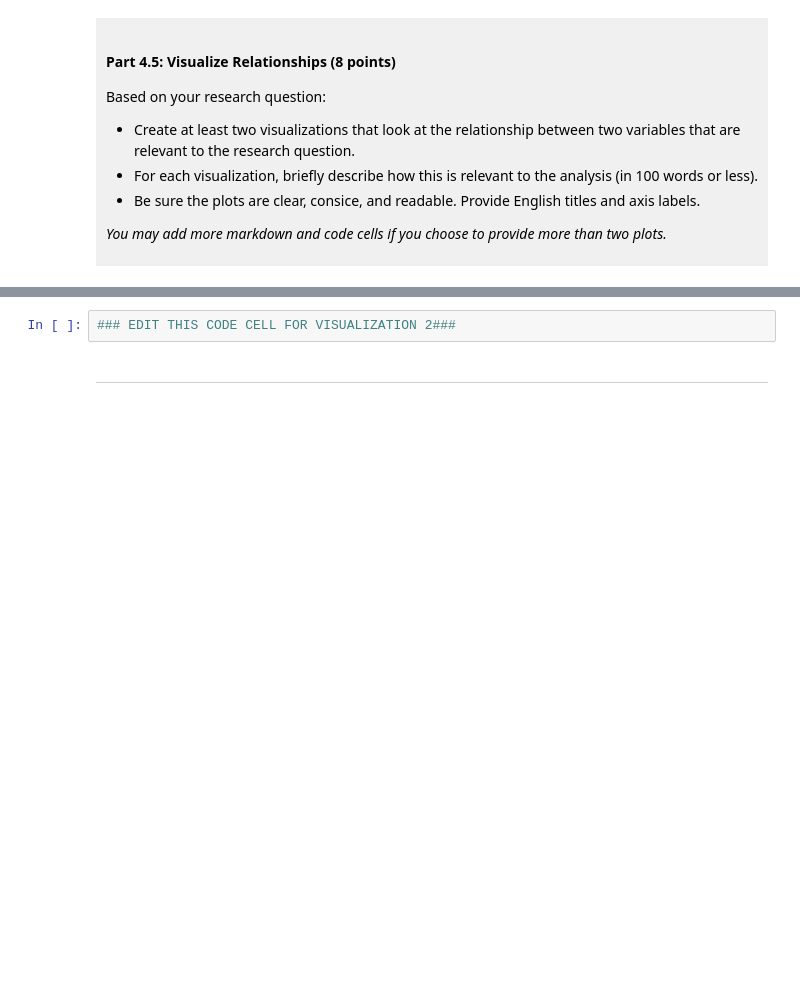
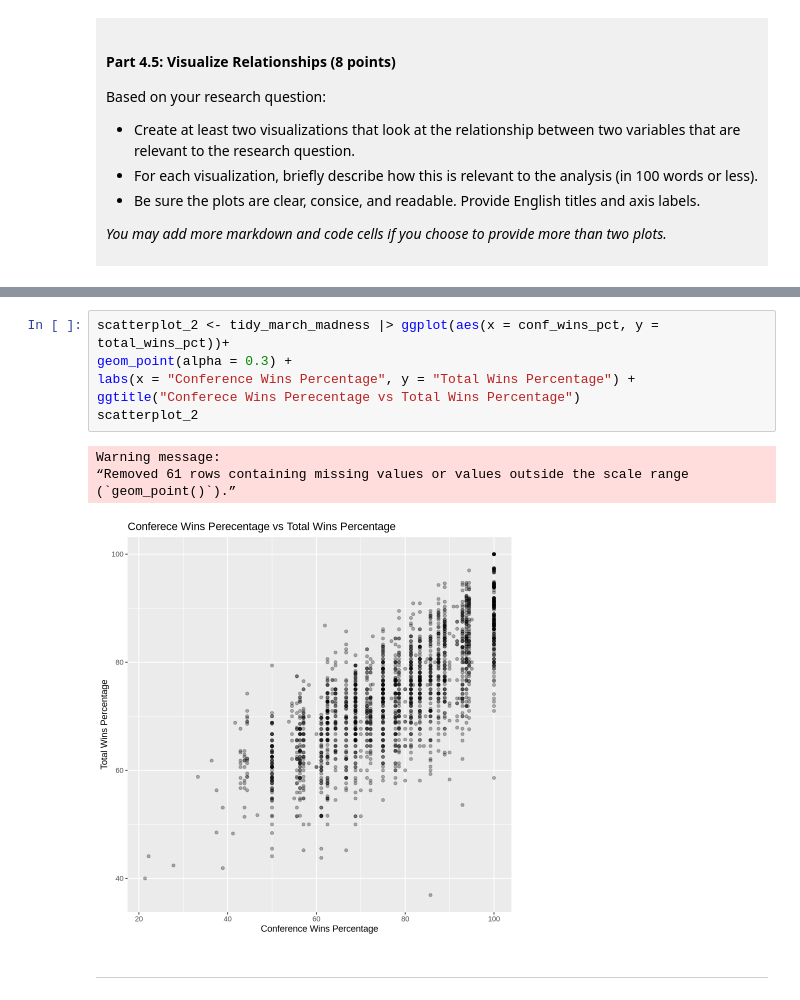
Before and after one commit to data489/dsci-100-project-sophie-durocher, a Jupyter notebook: dsci-100-project-notebook.ipynb, the cells around one changed output, grey strips where cells are left out. Cells and saved outputs as stored; diff of their text form; blank space fills up the shorter version.

```diff
--- a/dsci-100-project-notebook.ipynb
+++ b/dsci-100-project-notebook.ipynb
@@ -281,5 +386,14 @@ Visualization 2: %%% EDIT THIS MARKDOWN CELL%%%
 # %%
-### EDIT THIS CODE CELL FOR VISUALIZATION 2###
+scatterplot_2 <- tidy_march_madness |> ggplot(aes(x = conf_wins_pct, y = total_wins_pct))+
+geom_point(alpha = 0.3) +
+labs(x = "Conference Wins Percentage", y = "Total Wins Percentage") +
+ggtitle("Conferece Wins Perecentage vs Total Wins Percentage")
+scatterplot_2
+# %% [output]
+Warning message:
+“Removed 61 rows containing missing values or values outside the scale range
+(`geom_point()`).”
+[figure, added]
 # %% [markdown]
 ------
 # %% [markdown]
```
Also changed, not shown: parts of 13 cells of this notebook.
